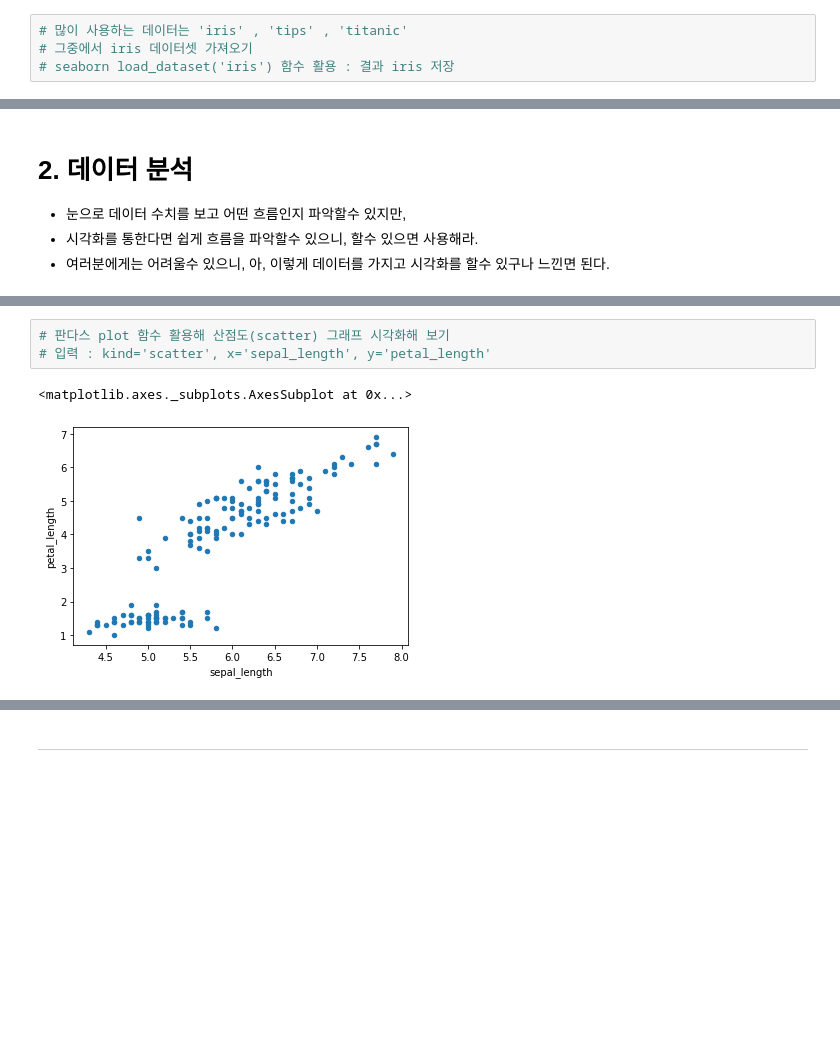
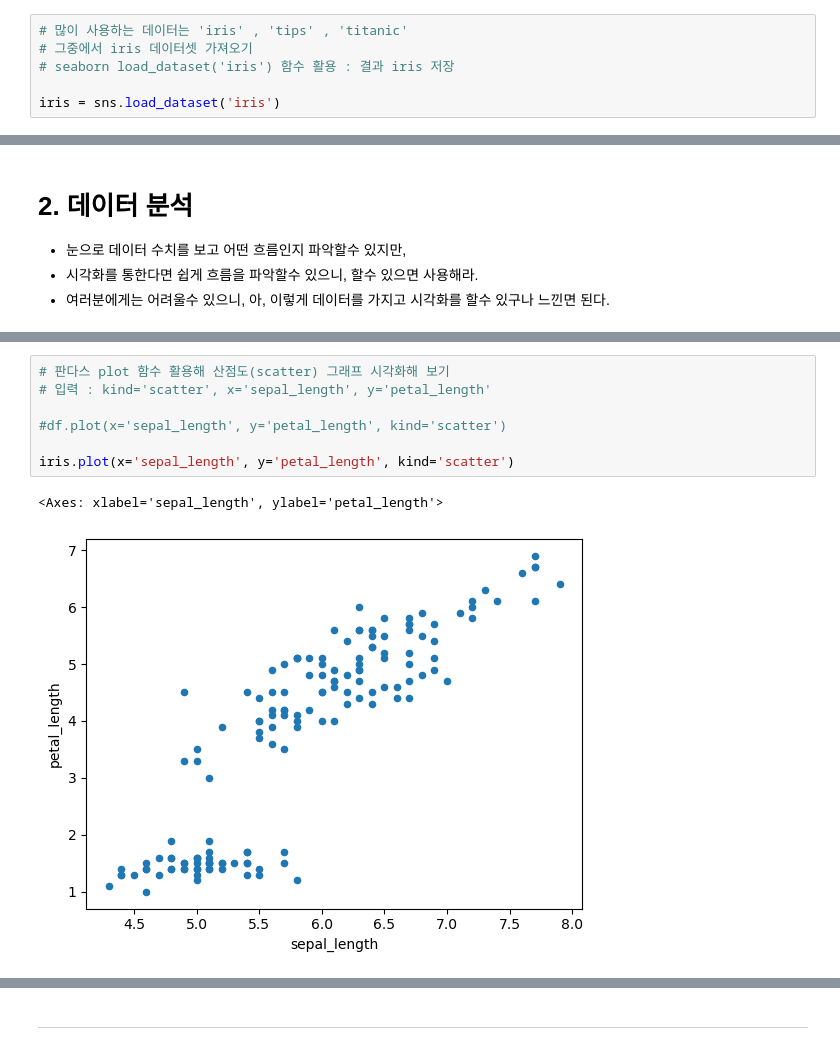
Before and after one commit to bc603/pythonstudy, a Jupyter notebook: 특강/(기본)210_IRIS_머신러닝_딥러닝_템플릿_문제_v2.ipynb, the cells around one changed output, grey strips where cells are left out. Saved outputs shown, nothing was run; the diff lists cells and outputs as text; blank space fills up the shorter version.

```diff
--- a/특강/(기본)210_IRIS_머신러닝_딥러닝_템플릿_문제_v2.ipynb
+++ b/특강/(기본)210_IRIS_머신러닝_딥러닝_템플릿_문제_v2.ipynb
@@ -54,6 +74,8 @@ sns.get_dataset_names()
 # 많이 사용하는 데이터는 'iris' , 'tips' , 'titanic'
 # 그중에서 iris 데이터셋 가져오기
 # seaborn load_dataset('iris') 함수 활용 : 결과 iris 저장
+
+iris = sns.load_dataset('iris')
 # %%
 type(iris)
 # %% [output]
@@ -93,9 +123,13 @@ Name: species, dtype: int64
 # %%
 # 판다스 plot 함수 활용해 산점도(scatter) 그래프 시각화해 보기
 # 입력 : kind='scatter', x='sepal_length', y='petal_length'
+
+#df.plot(x='sepal_length', y='petal_length', kind='scatter')
+
+iris.plot(x='sepal_length', y='petal_length', kind='scatter')
 # %% [output]
-<matplotlib.axes._subplots.AxesSubplot at 0x...>
+<Axes: xlabel='sepal_length', ylabel='petal_length'>
-[figure, old version]
+[figure, new version]
 # %%
 # 이번에는 seaborn scatterplot 함수 활용해서 산점도 그리기
 # 입력 : data=iris, x='sepal_length', y='petal_length', hue='species'
```
Also changed, not shown: parts of 27 cells of this notebook, 20 other files.
